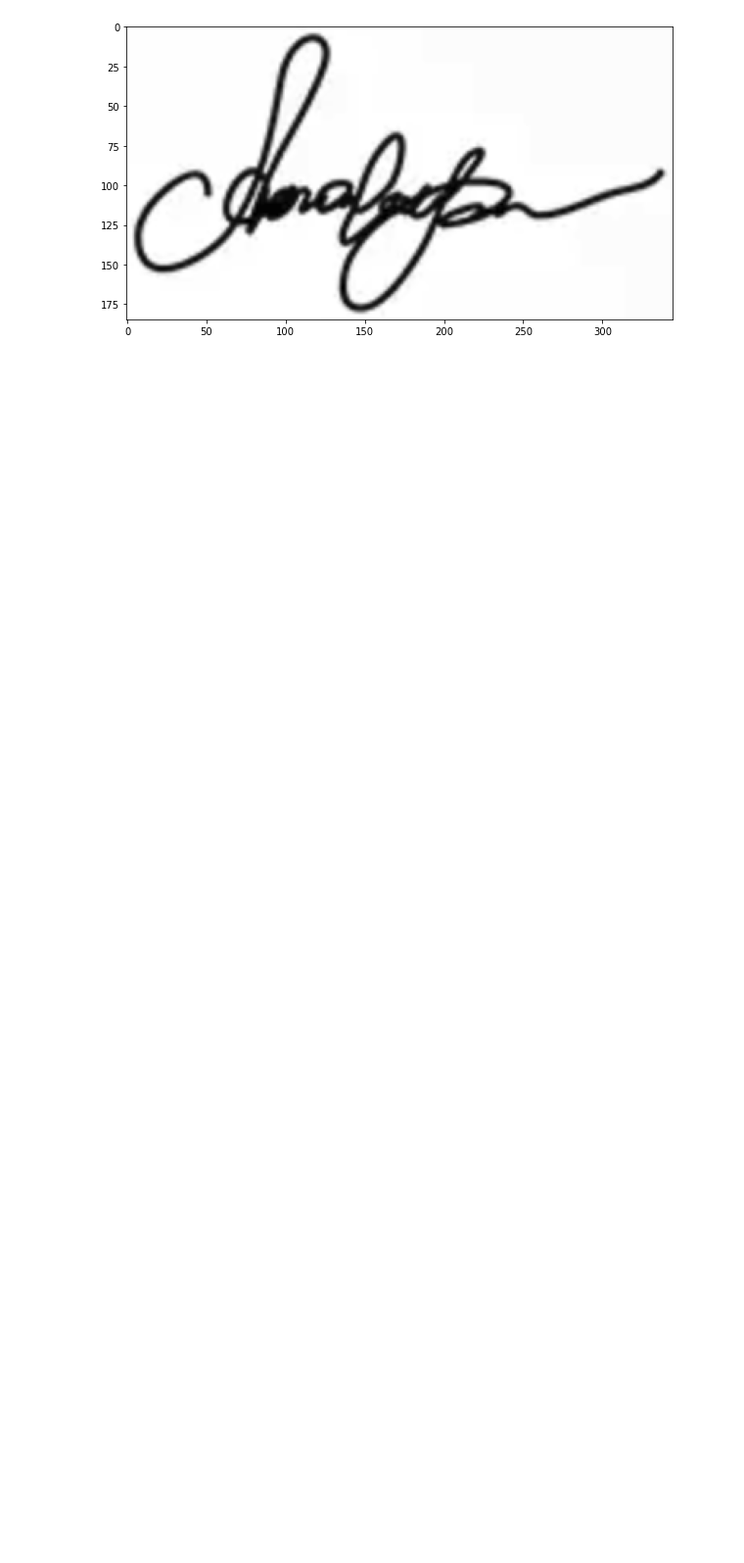
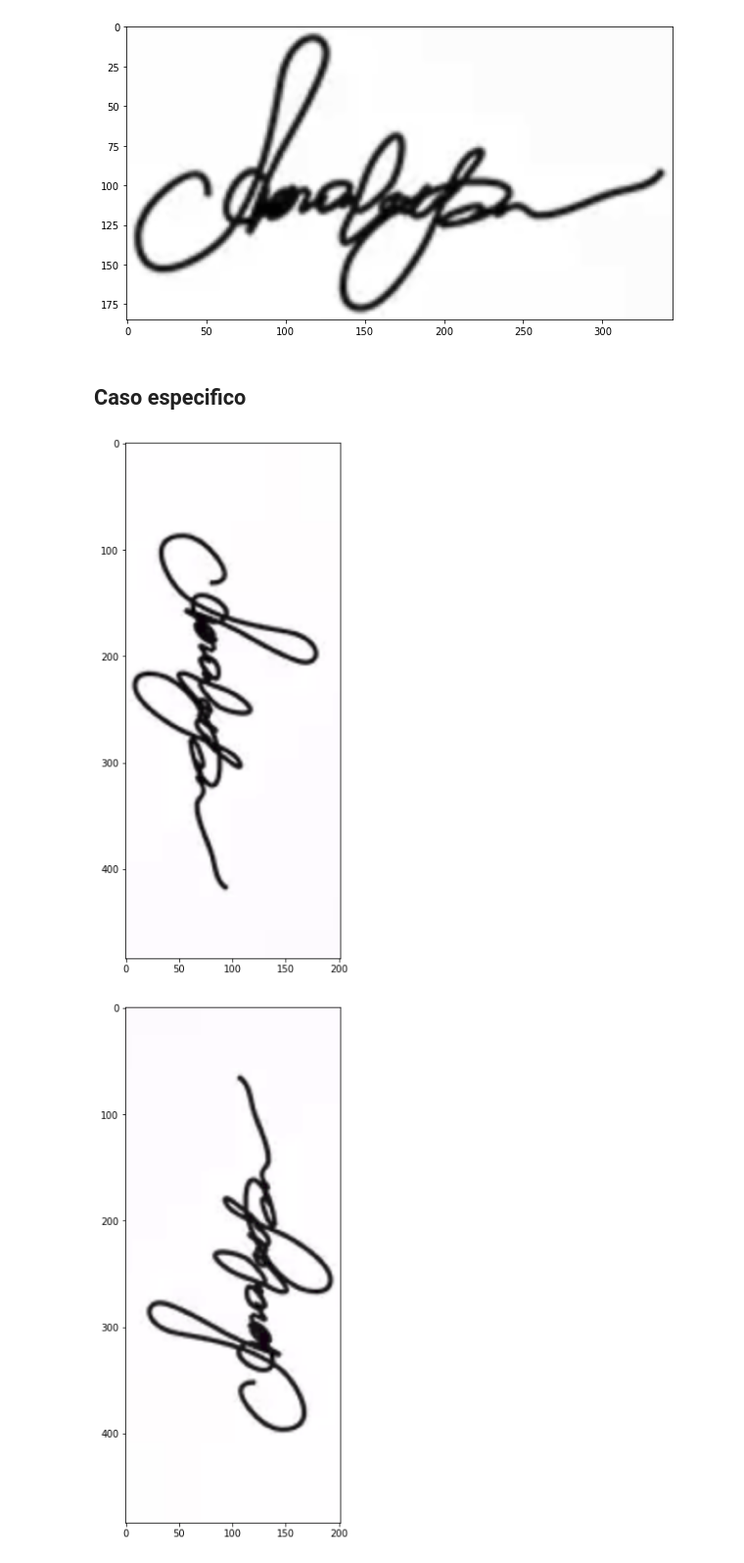
Before and after one commit to mpgxc/POC.signature, a Jupyter notebook: detect-orientation.ipynb, the cells around one changed output. Shown at 98% size. Saved outputs shown, nothing was run; the diff lists cells and outputs as text; code cells hidden in the pictures; blank space fills up the shorter version.

```diff
--- a/detect-orientation.ipynb
+++ b/detect-orientation.ipynb
@@ -113,3 +116,14 @@ for index in glob('images/*.png'):
 [figure]
 [figure]
 [figure]
+# %% [markdown]
+## Caso especifico
+# %%
+A = imread('case.png')
+B = imread('case1.png')
+# %%
+plot_image(A)
+plot_image(B)
+# %% [output]
+[figure, added]
+[figure, added]
```
Also changed, not shown: parts of 5 cells of this notebook, 2 other files.
